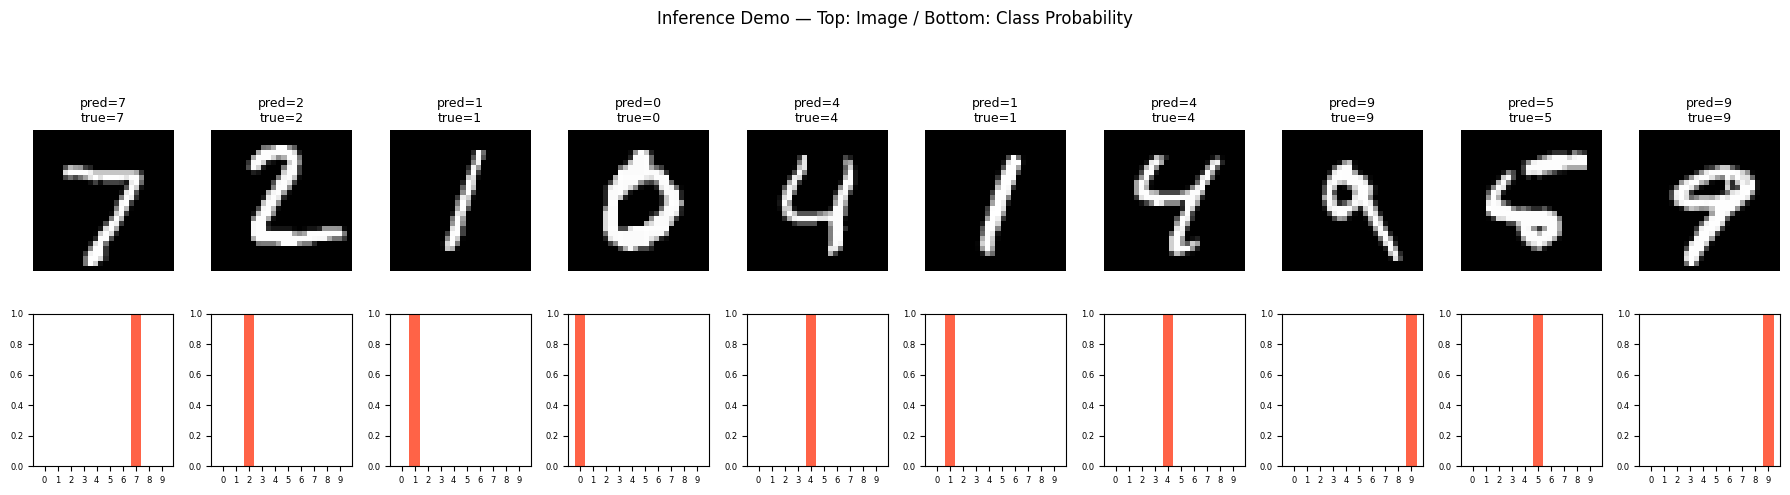
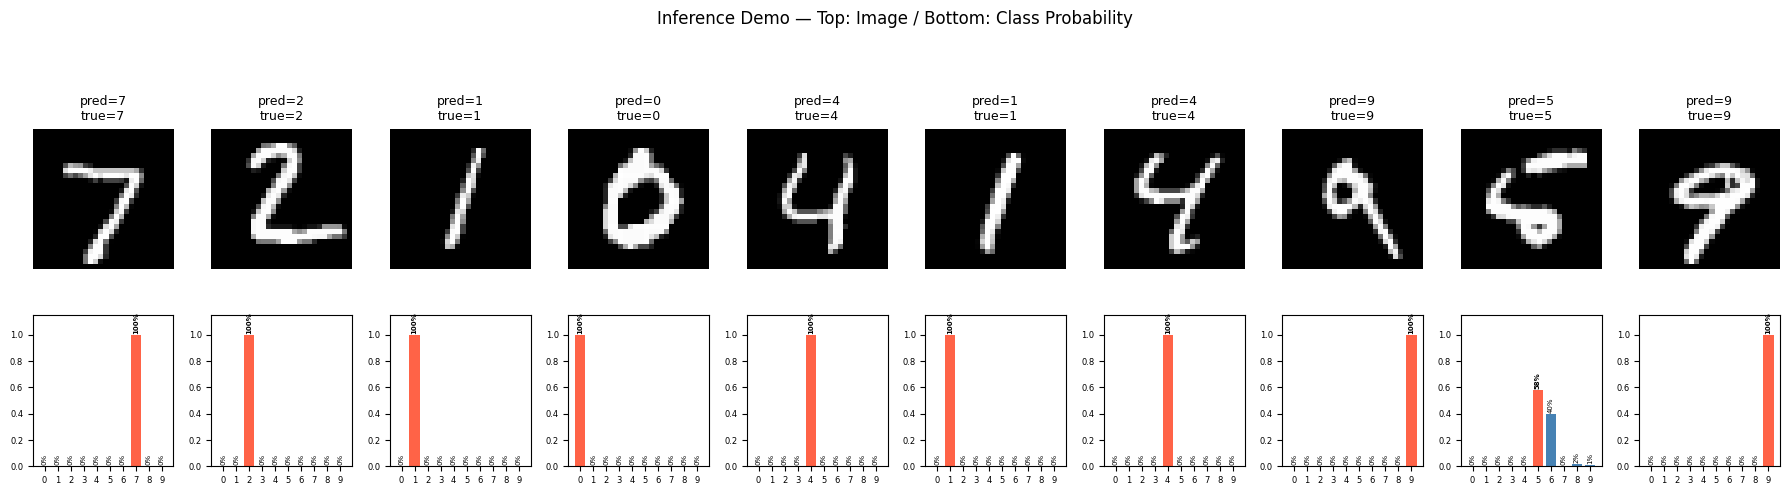
Unified diff of the notebook cell whose output changed from the first chart to the second:
--- before
+++ after
@@ -31,6 +31,10 @@
     ax_bar.set_xticks(range(10))
     ax_bar.set_xticklabels(range(10), fontsize=6)
-    ax_bar.set_ylim(0, 1)
+    ax_bar.set_ylim(0, 1.15)
     ax_bar.tick_params(axis='y', labelsize=6)
+    for j in range(10):
+        ax_bar.text(j, probs[i][j] + 0.01, f'{probs[i][j]:.0%}',
+                    ha='center', va='bottom', fontsize=5, rotation=90,
+                    fontweight='bold' if j == preds[i] else 'normal')
 
 plt.tight_layout()

Commit: Add per-channel colorbars to Conv1/Conv2 feature map visualizations